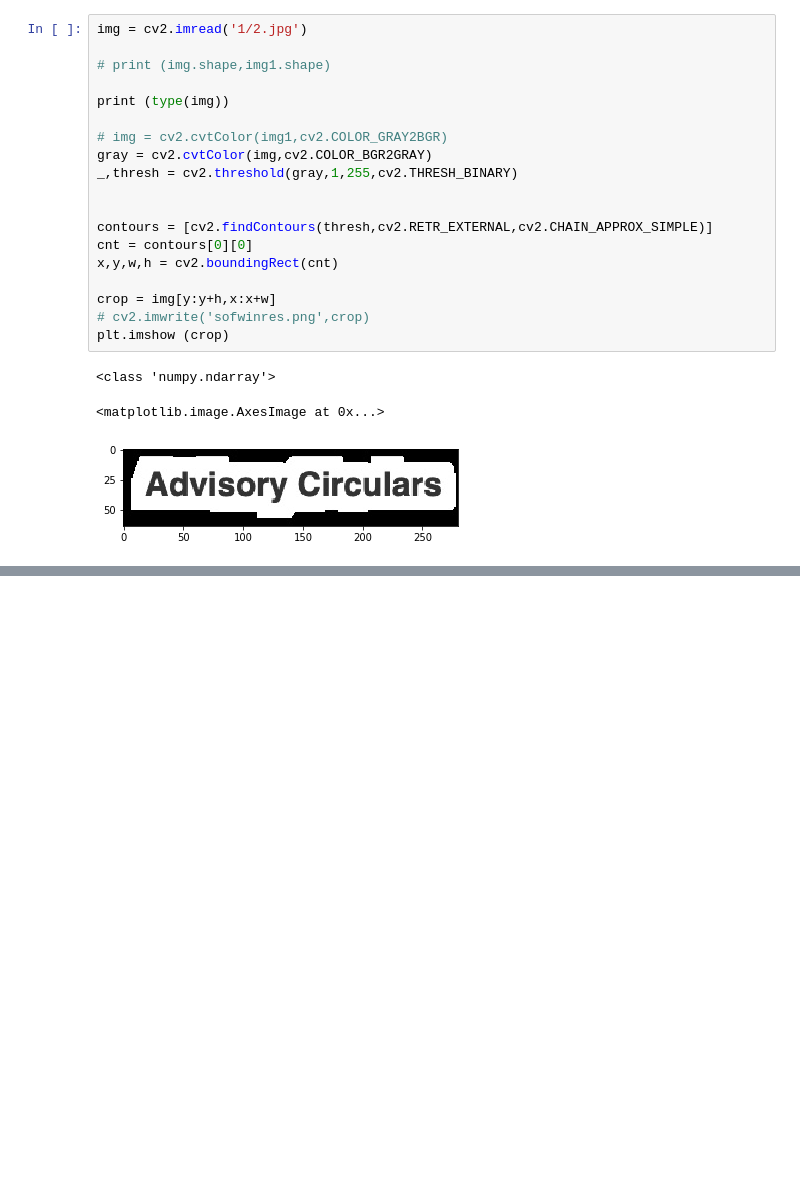
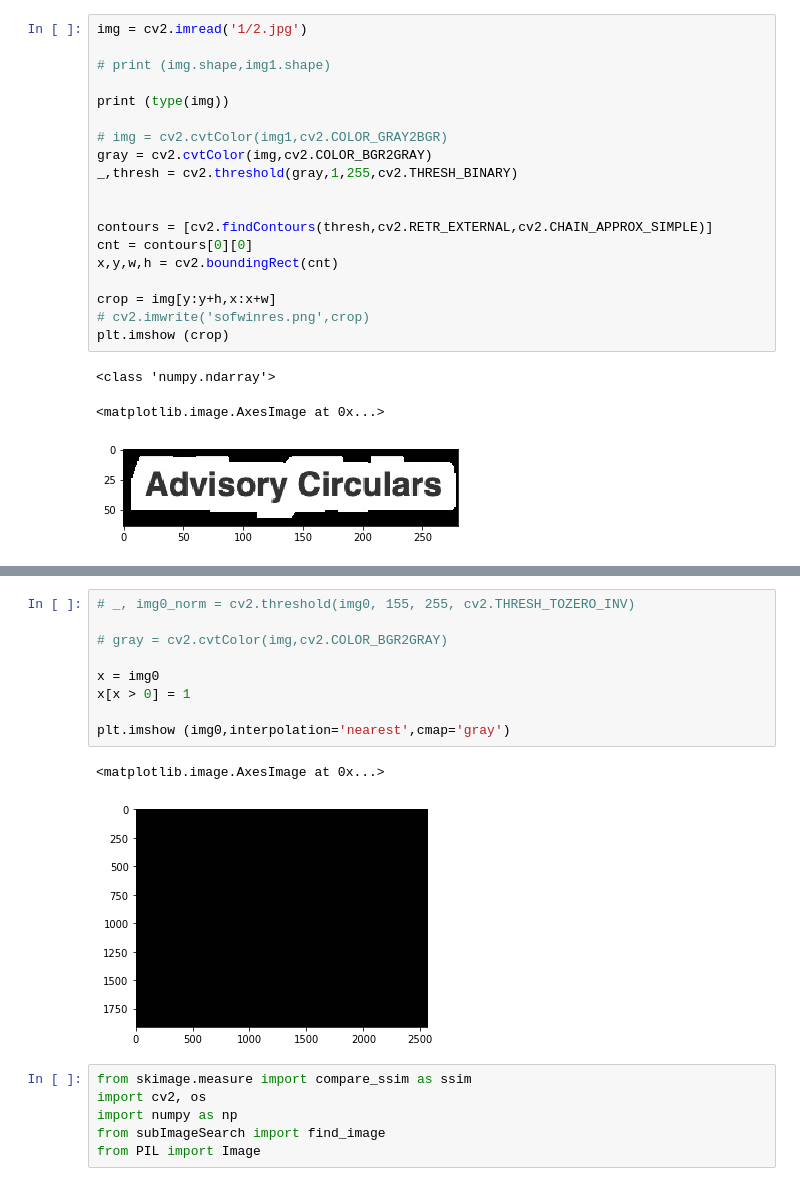
Before and after one commit to WaleedHashmi/JS-Cleaner, a Jupyter notebook: Comparison/Untitled.ipynb, the cells around one changed output, grey strips where cells are left out. Drawn from its saved outputs; the diff is of its cells as text; blank space fills up the shorter version.

```diff
--- a/Comparison/Untitled.ipynb
+++ b/Comparison/Untitled.ipynb
@@ -298,0 +331,18 @@ plt.imshow (crop)
+# %%
+# _, img0_norm = cv2.threshold(img0, 155, 255, cv2.THRESH_TOZERO_INV)
+
+# gray = cv2.cvtColor(img,cv2.COLOR_BGR2GRAY)
+
+x = img0
+x[x > 0] = 1
+
+plt.imshow (img0,interpolation='nearest',cmap='gray')
+# %% [output]
+<matplotlib.image.AxesImage at 0x...>
+[figure, added]
+# %%
+from skimage.measure import compare_ssim as ssim
+import cv2, os
+import numpy as np
+from subImageSearch import find_image
+from PIL import Image
```
Also changed, not shown: parts of 8 cells of this notebook, 5 other files.
